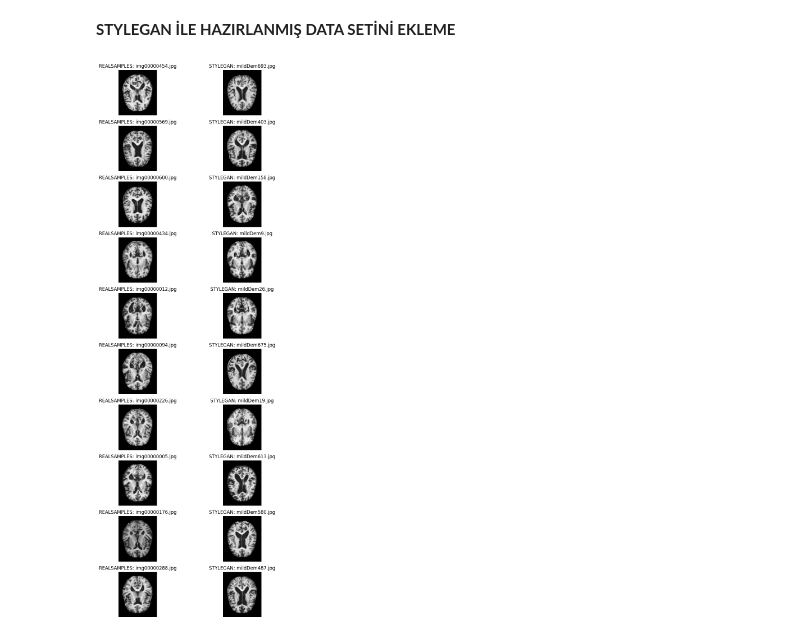
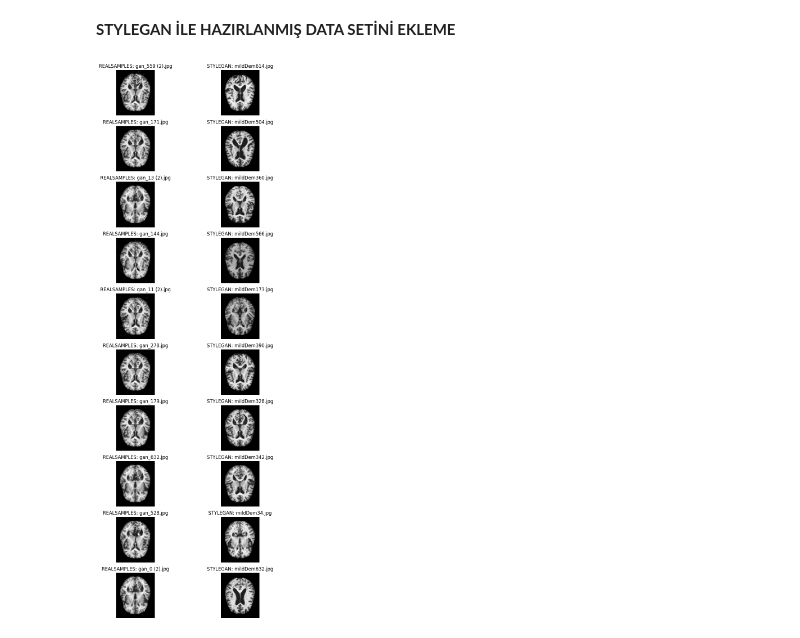
Before and after one commit to karagulruhi/-dev2, a Jupyter notebook: STYLEGAN.ipynb, the cells around one changed output. Cells and saved outputs as stored; diff of their text form; code cells hidden in the pictures.

```diff
--- a/STYLEGAN.ipynb
+++ b/STYLEGAN.ipynb
@@ -404,35 +440,35 @@ import os
 import random
 import matplotlib.pyplot as plt
 from PIL import Image
 
 # Veri dizini
 data_dir = '/content/ganerative_dataset/train/MildDemented'
 
 # Örneklerin seçilmesi
-img000_samples = random.sample([f for f in os.listdir(data_dir) if f.startswith('img000')], 10)
+img000_samples = random.sample([f for f in os.listdir(data_dir) if f.startswith('gan')], 10)
 milddem_samples = random.sample([f for f in os.listdir(data_dir) if f.startswith('mildDem')], 10)
 
 fig, axes = plt.subplots(nrows=10, ncols=2, figsize=(10, 20))
 
 for i in range(10):
     # img000 örnekleri (siyah beyaz)
     img000_path = os.path.join(data_dir, img000_samples[i])
     img000 = Image.open(img000_path).convert('L')
     axes[i, 0].imshow(img000, cmap='gray')
     axes[i, 0].set_title(f'REALSAMPLES: {img000_samples[i]}')
     axes[i, 0].axis('off')
 
     # milddem örnekleri (siyah beyaz)
     milddem_path = os.path.join(data_dir, milddem_samples[i])
     milddem = Image.open(milddem_path).convert('L')
     axes[i, 1].imshow(milddem, cmap='gray')
     axes[i, 1].set_title(f'STYLEGAN: {milddem_samples[i]}')
     axes[i, 1].axis('off')
 
 plt.tight_layout()
 plt.show()
 # %% [output]
-[figure, old version]
+[figure, new version]
 # %%
 train_amount = {
     'MildDemented': len(glob(train_path + '/MildDemented/*.jpg')),
```
Also changed, not shown: parts of 24 cells of this notebook.
